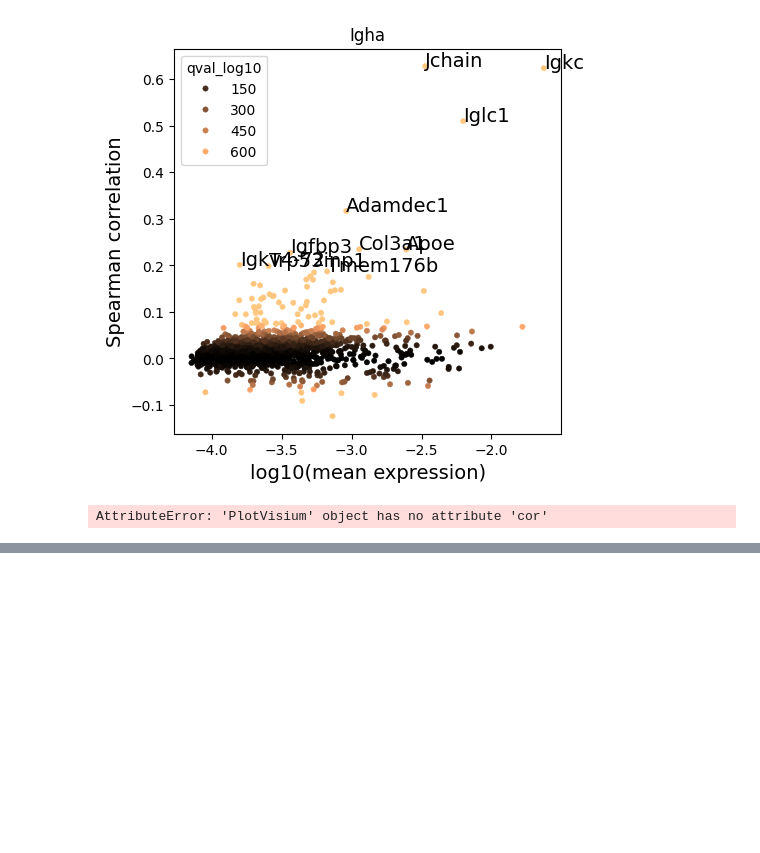
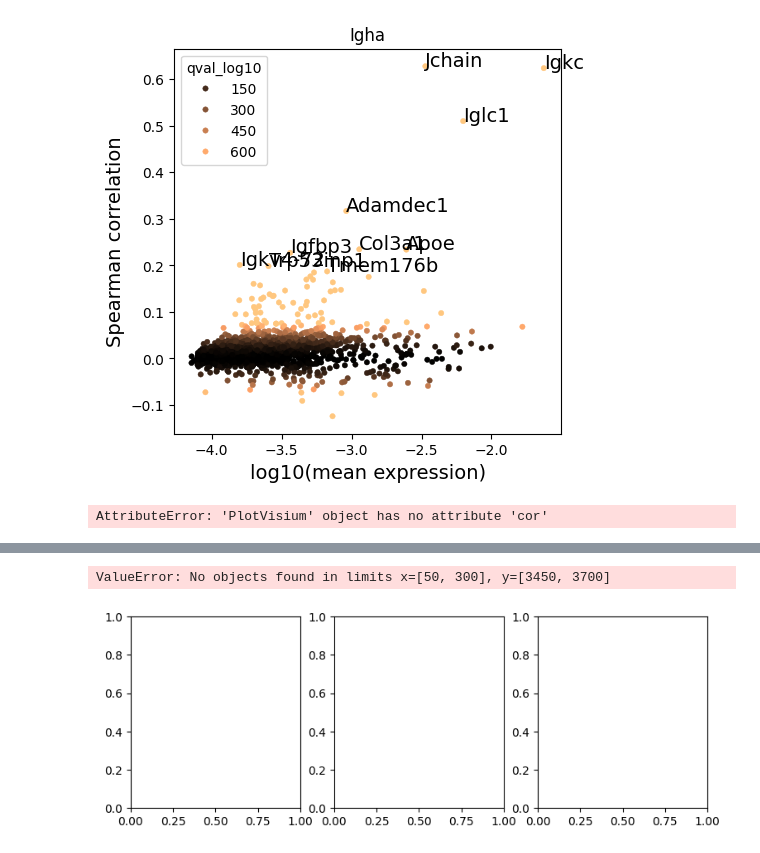
Before and after one commit to roynov01/HiVis, a Jupyter notebook: tutorials/4_plotting.ipynb, the cells around one changed output, grey strips where cells are left out. Cells and saved outputs as stored; diff of their text form; code cells hidden in the pictures; blank space fills up the shorter version.

```diff
--- a/tutorials/4_plotting.ipynb
+++ b/tutorials/4_plotting.ipynb
@@ -151,0 +165,12 @@ AttributeError: 'PlotVisium' object has no attribute 'cor'
+# %%
+xlim = [50,300]
+ylim = [3450,3700]
+
+fig, axes = plt.subplots(1,3, figsize=(9,3))
+si.agg["SC"].plot.cells(xlim=xlim,ylim=ylim,ax=axes[0],line_color="cyan")
+si.agg["SC"].plot.cells("Ada", xlim=xlim,ylim=ylim,ax=axes[1])
+si.agg["SC"].plot.cells("leiden",xlim=xlim,ylim=ylim,ax=axes[2],image=False,cmap="tab10")
+plt.tight_layout()
+# %% [output]
+ValueError: No objects found in limits x=[50, 300], y=[3450, 3700]
+[figure, added]
```
Also changed, not shown: parts of 8 cells of this notebook, 4 other files.
